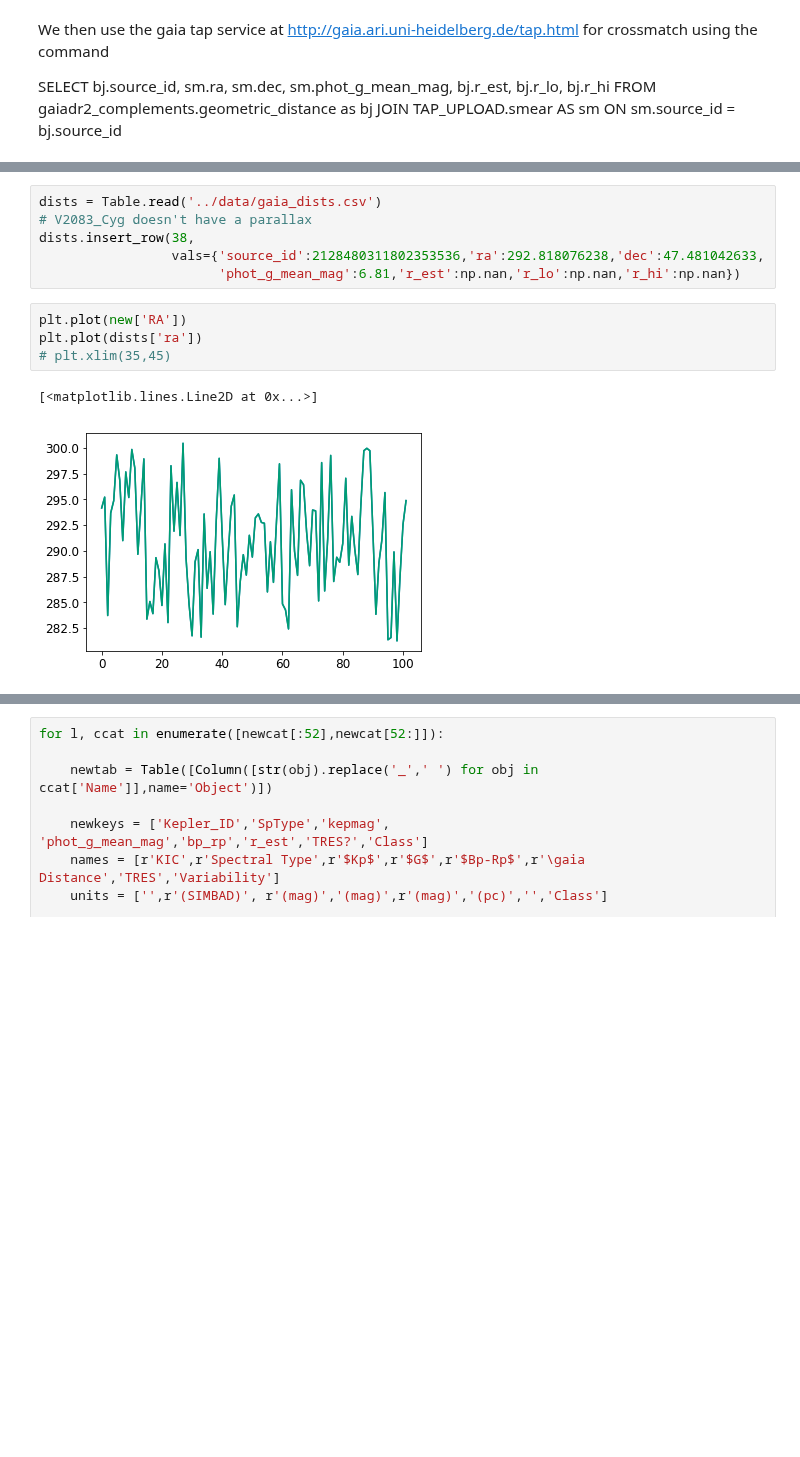
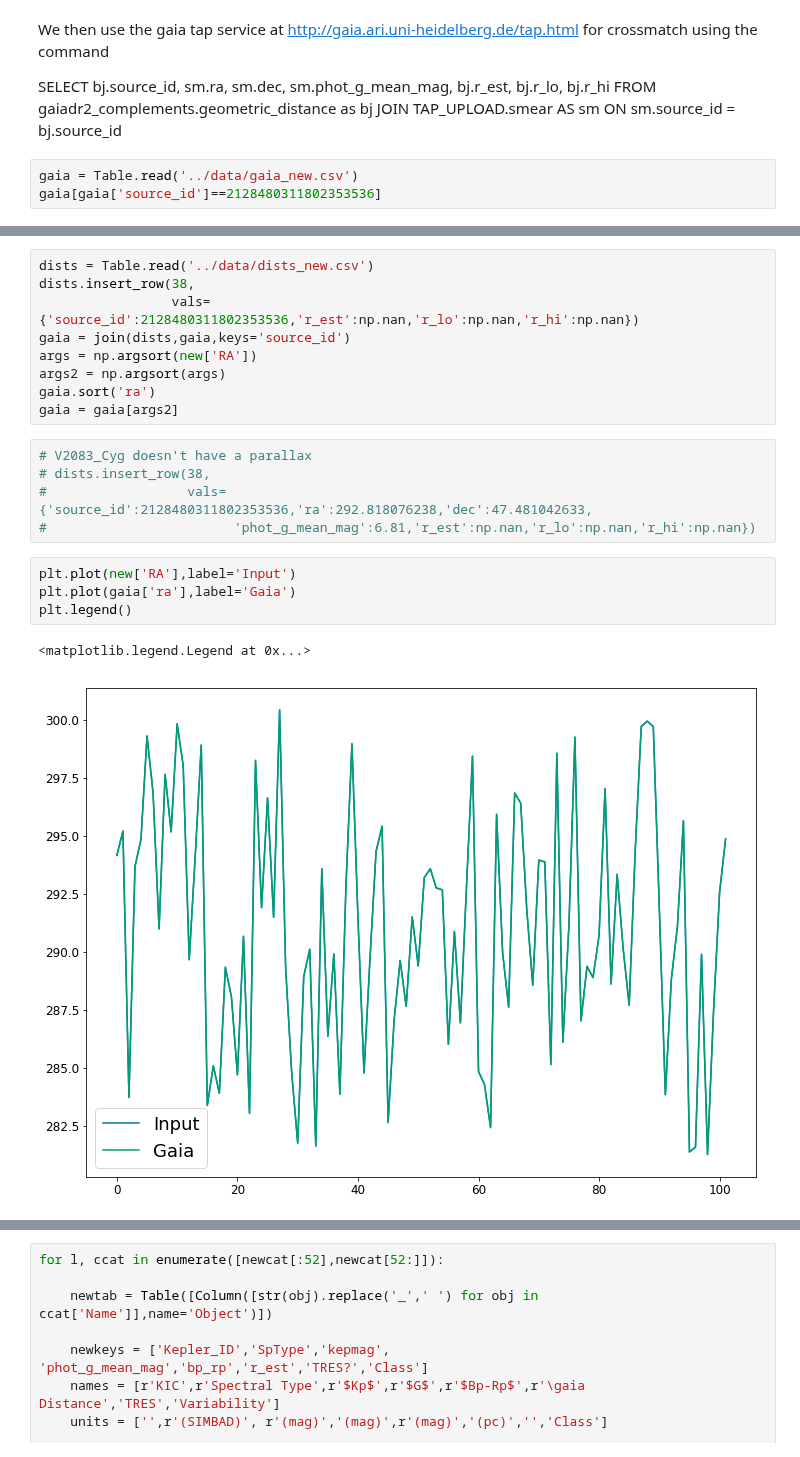
Before and after one commit to benjaminpope/smearcampaign, a Jupyter notebook: notebooks/read_catalogues.ipynb, the cells around one changed output, grey strips where cells are left out. Drawn from its saved outputs; the diff is of its cells as text; blank space fills up the shorter version.

Commit message:
redid gaia match more rigorously

```diff
--- a/notebooks/read_catalogues.ipynb
+++ b/notebooks/read_catalogues.ipynb
@@ -450,3 +358,6 @@ using the command
 SELECT bj.source_id, sm.ra, sm.dec, sm.phot_g_mean_mag, bj.r_est, bj.r_lo, bj.r_hi
 FROM gaiadr2_complements.geometric_distance as bj
 JOIN TAP_UPLOAD.smear AS sm ON sm.source_id = bj.source_id
+# %%
+gaia = Table.read('../data/gaia_new.csv')
+gaia[gaia['source_id']==2128480311802353536]
@@ -453,14 +369,22 @@ JOIN TAP_UPLOAD.smear AS sm ON sm.source_id = bj.source_id
+# %%
+dists = Table.read('../data/dists_new.csv')
+dists.insert_row(38,
+                 vals={'source_id':2128480311802353536,'r_est':np.nan,'r_lo':np.nan,'r_hi':np.nan})
+gaia = join(dists,gaia,keys='source_id')
+args = np.argsort(new['RA'])
+args2 = np.argsort(args)
+gaia.sort('ra')
+gaia = gaia[args2]
 # %%
-dists = Table.read('../data/gaia_dists.csv')
 # V2083_Cyg doesn't have a parallax
-dists.insert_row(38,
-                 vals={'source_id':2128480311802353536,'ra':292.818076238,'dec':47.481042633,
-                       'phot_g_mean_mag':6.81,'r_est':np.nan,'r_lo':np.nan,'r_hi':np.nan})
+# dists.insert_row(38,
+#                  vals={'source_id':2128480311802353536,'ra':292.818076238,'dec':47.481042633,
+#                        'phot_g_mean_mag':6.81,'r_est':np.nan,'r_lo':np.nan,'r_hi':np.nan})
 # %%
-plt.plot(new['RA'])
-plt.plot(dists['ra'])
-# plt.xlim(35,45)
+plt.plot(new['RA'],label='Input')
+plt.plot(gaia['ra'],label='Gaia')
+plt.legend()
 # %% [output]
-[<matplotlib.lines.Line2D at 0x...>]
+<matplotlib.legend.Legend at 0x...>
-[figure, old version]
+[figure, new version]
 # %%
```
Also changed, not shown: parts of 27 cells of this notebook, 8 other files.
